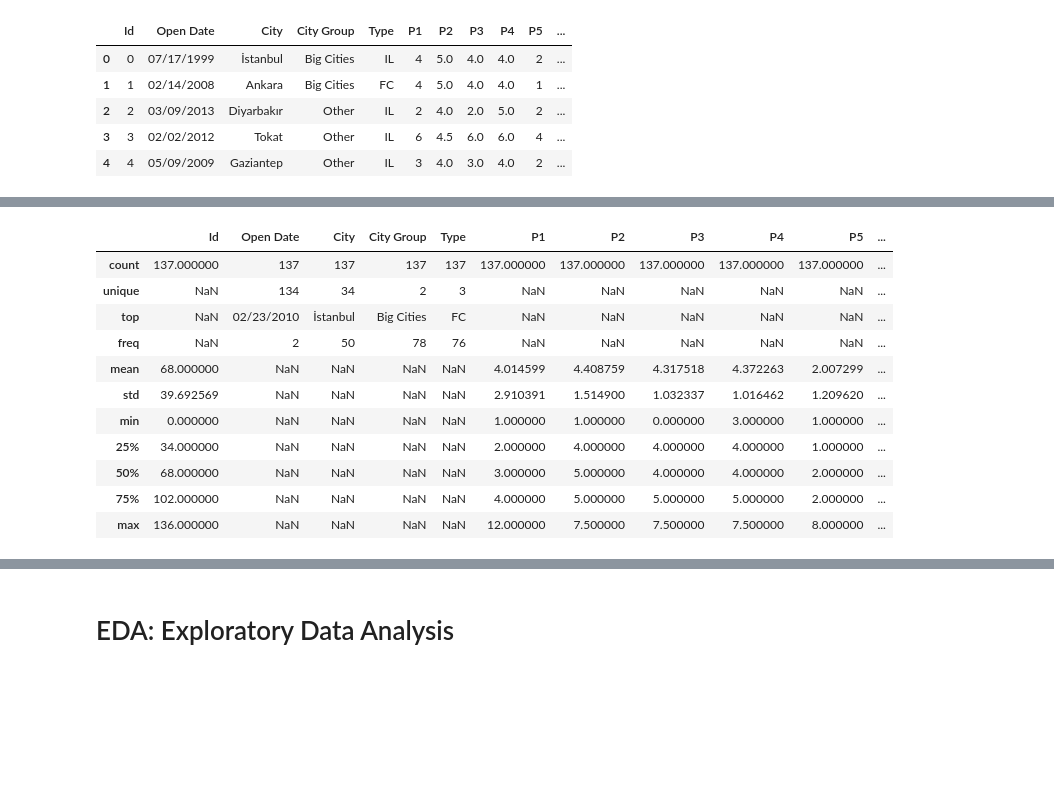
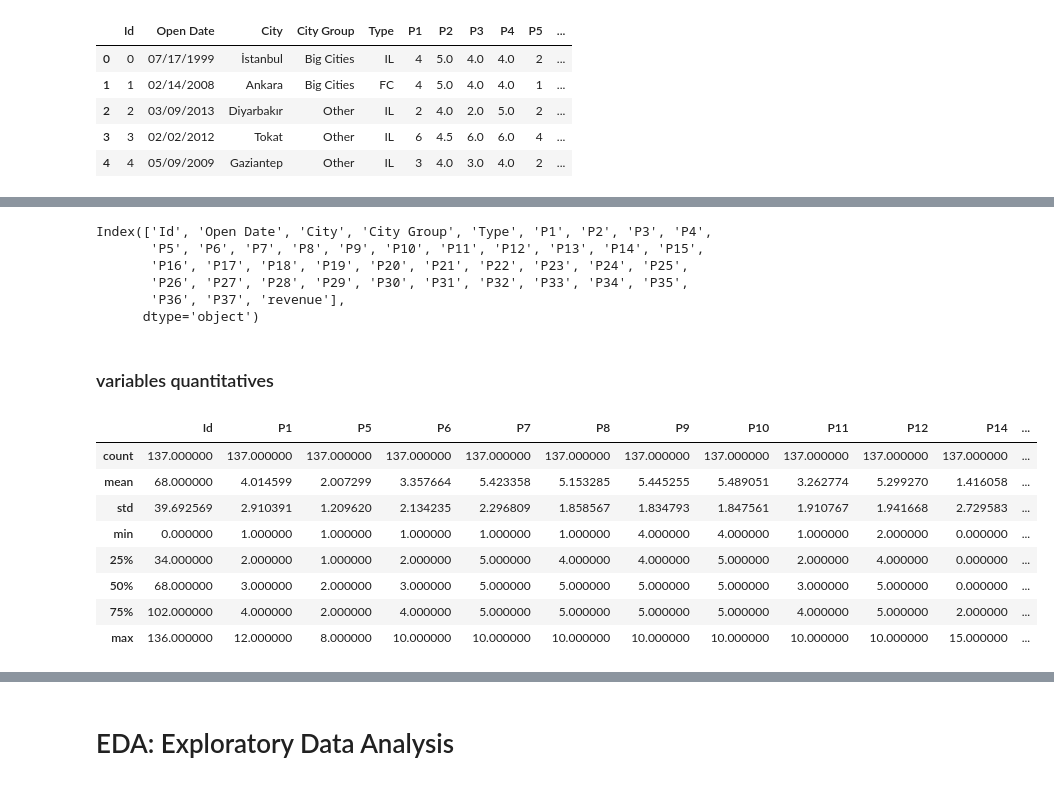
Before and after one commit to BlackRock2308/mlops-project-dic3, a Jupyter notebook: notebooks/restaurant_prediction_001.ipynb, the cells around one changed output, grey strips where cells are left out. Cells and saved outputs as stored; diff of their text form; code cells hidden in the pictures; blank space fills up the shorter version.

```diff
--- a/notebooks/restaurant_prediction_001.ipynb
+++ b/notebooks/restaurant_prediction_001.ipynb
@@ -197,18 +196,26 @@ Data columns (total 43 columns):
  42  revenue     137 non-null    float64
 dtypes: float64(9), int64(30), object(4)
 memory usage: 46.2+ KB
+# %%
+data.columns
+# %% [output]
+Index(['Id', 'Open Date', 'City', 'City Group', 'Type', 'P1', 'P2', 'P3', 'P4',
+       'P5', 'P6', 'P7', 'P8', 'P9', 'P10', 'P11', 'P12', 'P13', 'P14', 'P15',
+       'P16', 'P17', 'P18', 'P19', 'P20', 'P21', 'P22', 'P23', 'P24', 'P25',
+       'P26', 'P27', 'P28', 'P29', 'P30', 'P31', 'P32', 'P33', 'P34', 'P35',
+       'P36', 'P37', 'revenue'],
+      dtype='object')
+# %% [markdown]
+### variables quantitatives
 # %%
-data.describe(include="all")
+data.describe(include="int")
 # %% [output]
-|  | Id | Open Date | City | City Group | Type | P1 | P2 | P3 | P4 | P5 | ... |
-| count | 137.000000 | 137 | 137 | 137 | 137 | 137.000000 | 137.000000 | 137.000000 | 137.000000 | 137.000000 | ... |
-| unique | NaN | 134 | 34 | 2 | 3 | NaN | NaN | NaN | NaN | NaN | ... |
-| top | NaN | 02/23/2010 | İstanbul | Big Cities | FC | NaN | NaN | NaN | NaN | NaN | ... |
-| freq | NaN | 2 | 50 | 78 | 76 | NaN | NaN | NaN | NaN | NaN | ... |
-| mean | 68.000000 | NaN | NaN | NaN | NaN | 4.014599 | 4.408759 | 4.317518 | 4.372263 | 2.007299 | ... |
-| std | 39.692569 | NaN | NaN | NaN | NaN | 2.910391 | 1.514900 | 1.032337 | 1.016462 | 1.209620 | ... |
-| min | 0.000000 | NaN | NaN | NaN | NaN | 1.000000 | 1.000000 | 0.000000 | 3.000000 | 1.000000 | ... |
-| 25% | 34.000000 | NaN | NaN | NaN | NaN | 2.000000 | 4.000000 | 4.000000 | 4.000000 | 1.000000 | ... |
-| 50% | 68.000000 | NaN | NaN | NaN | NaN | 3.000000 | 5.000000 | 4.000000 | 4.000000 | 2.000000 | ... |
-| 75% | 102.000000 | NaN | NaN | NaN | NaN | 4.000000 | 5.000000 | 5.000000 | 5.000000 | 2.000000 | ... |
-| max | 136.000000 | NaN | NaN | NaN | NaN | 12.000000 | 7.500000 | 7.500000 | 7.500000 | 8.000000 | ... |
+|  | Id | P1 | P5 | P6 | P7 | P8 | P9 | P10 | P11 | P12 | P14 | ... |
+| count | 137.000000 | 137.000000 | 137.000000 | 137.000000 | 137.000000 | 137.000000 | 137.000000 | 137.000000 | 137.000000 | 137.000000 | 137.000000 | ... |
+| mean | 68.000000 | 4.014599 | 2.007299 | 3.357664 | 5.423358 | 5.153285 | 5.445255 | 5.489051 | 3.262774 | 5.299270 | 1.416058 | ... |
+| std | 39.692569 | 2.910391 | 1.209620 | 2.134235 | 2.296809 | 1.858567 | 1.834793 | 1.847561 | 1.910767 | 1.941668 | 2.729583 | ... |
+| min | 0.000000 | 1.000000 | 1.000000 | 1.000000 | 1.000000 | 1.000000 | 4.000000 | 4.000000 | 1.000000 | 2.000000 | 0.000000 | ... |
+| 25% | 34.000000 | 2.000000 | 1.000000 | 2.000000 | 5.000000 | 4.000000 | 4.000000 | 5.000000 | 2.000000 | 4.000000 | 0.000000 | ... |
+| 50% | 68.000000 | 3.000000 | 2.000000 | 3.000000 | 5.000000 | 5.000000 | 5.000000 | 5.000000 | 3.000000 | 5.000000 | 0.000000 | ... |
+| 75% | 102.000000 | 4.000000 | 2.000000 | 4.000000 | 5.000000 | 5.000000 | 5.000000 | 5.000000 | 4.000000 | 5.000000 | 2.000000 | ... |
+| max | 136.000000 | 12.000000 | 8.000000 | 10.000000 | 10.000000 | 10.000000 | 10.000000 | 10.000000 | 10.000000 | 10.000000 | 15.000000 | ... |
```
Also changed, not shown: parts of 8 cells of this notebook, 1 other file.
